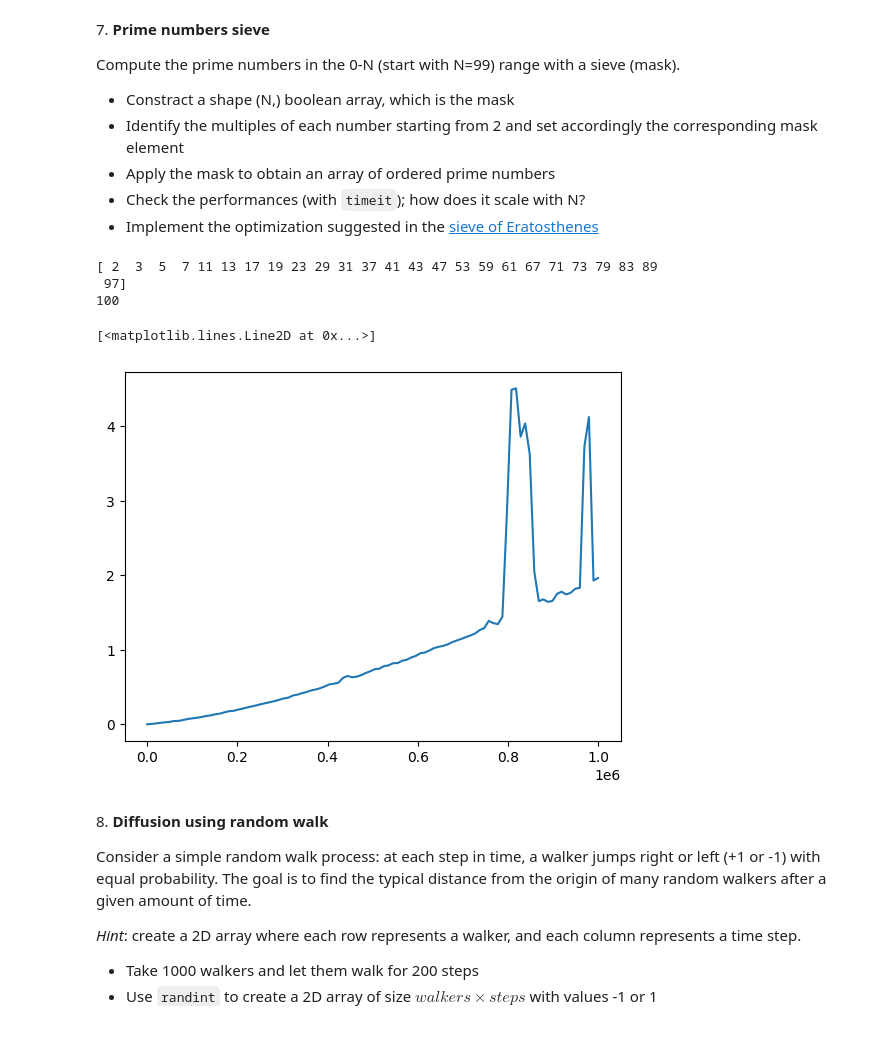
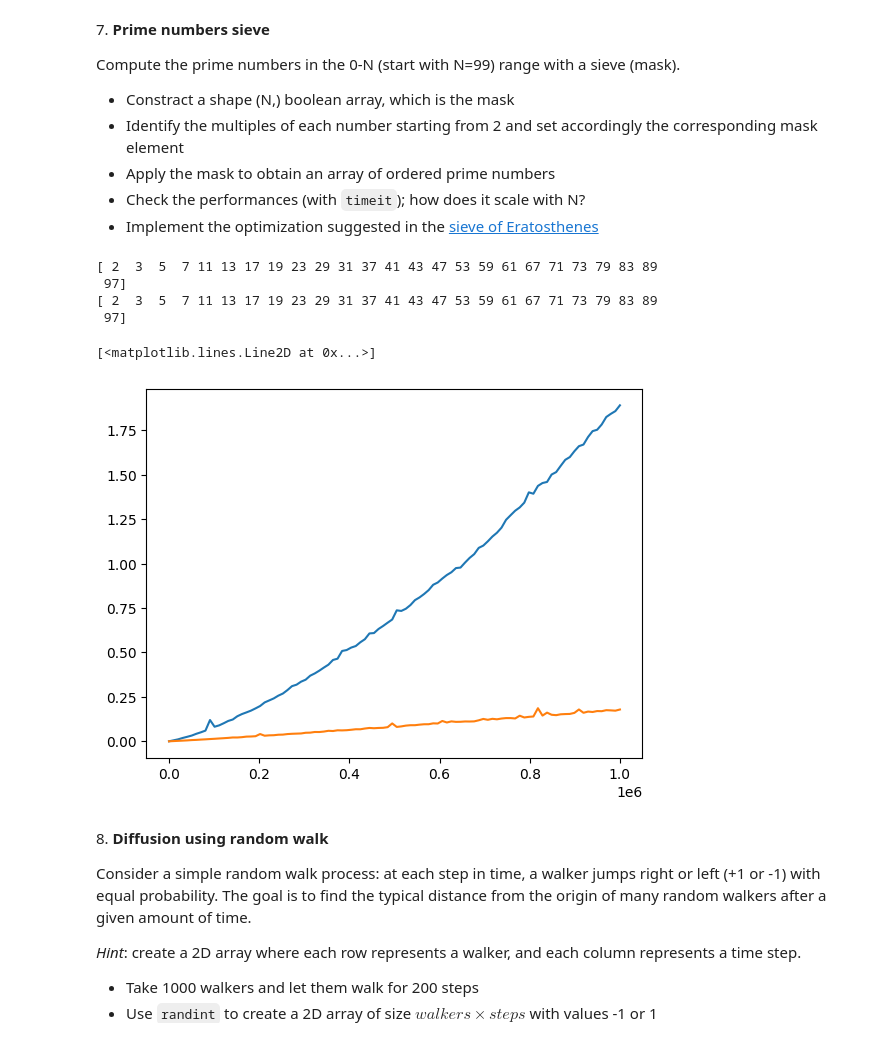
Before and after one commit to zucchett/ScientificComputingWithPython2022, a Jupyter notebook: 04ex_numpy.ipynb, the cells around one changed output. Saved outputs shown, nothing was run; the diff lists cells and outputs as text; code cells hidden in the pictures.

```diff
--- a/04ex_numpy.ipynb
+++ b/04ex_numpy.ipynb
@@ -220,35 +220,60 @@ import numpy as np
 import timeit
 import matplotlib.pyplot as plt
 
 def isPrime(n):
     for i in range(2,mt.floor(mt.sqrt(n))+1):
         if n%i==0:
             return False
     return True
 
 N = 99
 numbers = np.arange(2,N+1)
 mask = np.array(list(map(isPrime, numbers)))
 
 print(numbers[mask])
 
 
 x = np.linspace(10, 1000000,100)
 y = np.zeros(len(x))
 
 for i,val in enumerate(x):
     start = timeit.default_timer()
     mask1 = np.array(list(map(isPrime,range(2,int(val)))))
     stop = timeit.default_timer()
     y[i] = stop-start
 
 plt.plot(x,y)
+
+
+def erathothenesMask(N):
+    m = np.ones(N+1, dtype= bool)
+    m[0] = False
+    m[1] = False
+    for i in range(2,mt.floor(mt.sqrt(N))+1):
+        if m[i] == True:
+            a = mt.floor(N/i)
+            for j in [i*(k+2) for k in range(a-1)]:
+                m[j] = False
+    return m
+
+
+numbers1 = np.arange(0,N+1)
+print(numbers1[erathothenesMask(N)])
+
+for i,val in enumerate(x):
+    start = timeit.default_timer()
+    mask1 = erathothenesMask(int(val))
+    stop = timeit.default_timer()
+    y[i] = stop-start
+
+plt.plot(x,y)
 # %% [output]
 [ 2  3  5  7 11 13 17 19 23 29 31 37 41 43 47 53 59 61 67 71 73 79 83 89
  97]
-100
+[ 2  3  5  7 11 13 17 19 23 29 31 37 41 43 47 53 59 61 67 71 73 79 83 89
+ 97]
 [<matplotlib.lines.Line2D at 0x...>]
-[figure, old version]
+[figure, new version]
 # %% [markdown]
 8\. **Diffusion using random walk**
 
```
Also changed, not shown: parts of 1 cell of this notebook.
